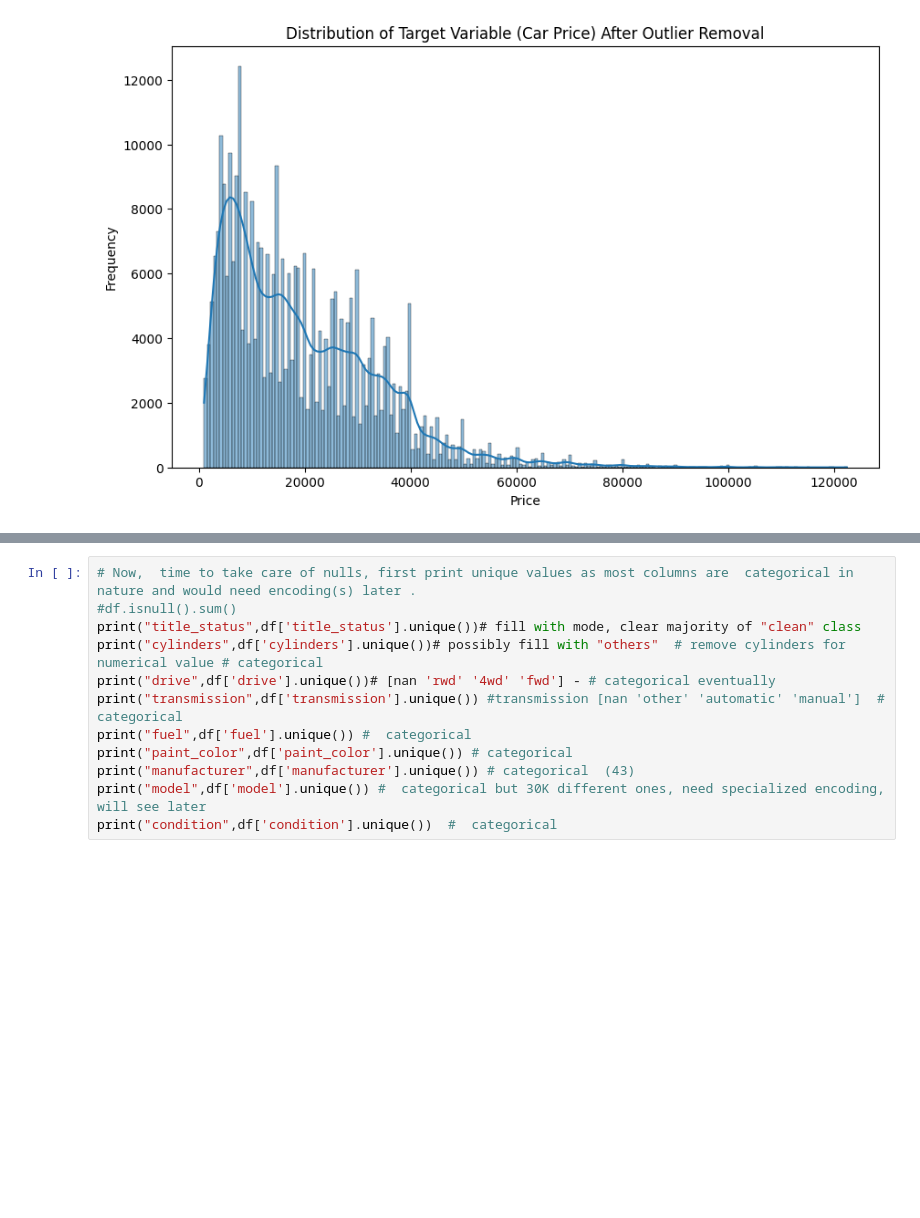
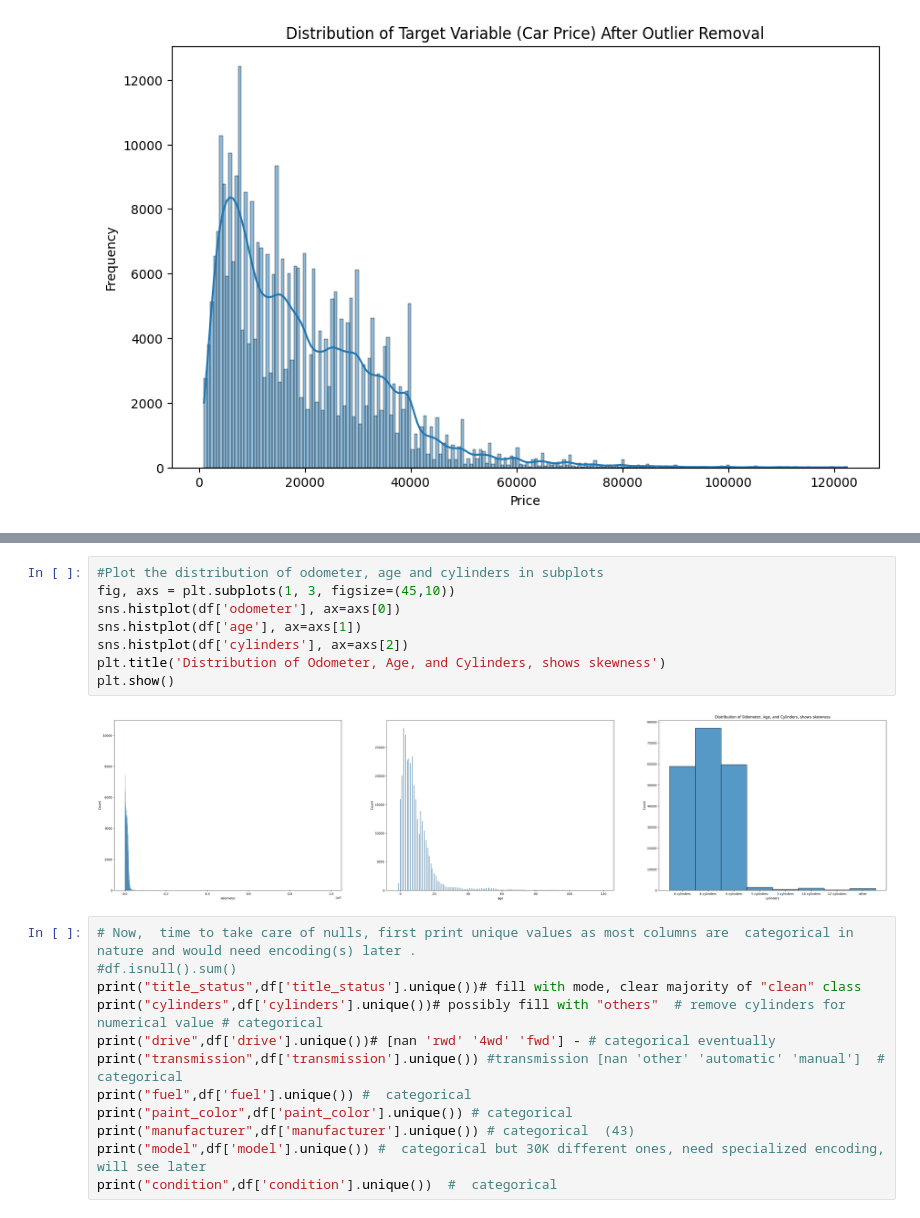
Before and after one commit to Subroy1/MSAI_AllPracticeModules, a Jupyter notebook: Module 11/PracticalAssignement2_used_cars_II.ipynb, the cells around one changed output, grey strips where cells are left out. Cells and saved outputs as stored; diff of their text form; blank space fills up the shorter version.

```diff
--- a/Module 11/PracticalAssignement2_used_cars_II.ipynb
+++ b/Module 11/PracticalAssignement2_used_cars_II.ipynb
@@ -245,3 +267,13 @@ plt.show()
+# %%
+#Plot the distribution of odometer, age and cylinders in subplots
+fig, axs = plt.subplots(1, 3, figsize=(45,10))
+sns.histplot(df['odometer'], ax=axs[0])
+sns.histplot(df['age'], ax=axs[1])
+sns.histplot(df['cylinders'], ax=axs[2])
+plt.title('Distribution of Odometer, Age, and Cylinders, shows skewness')
+plt.show()
+# %% [output]
+[figure, added]
 # %%
 # Now,  time to take care of nulls, first print unique values as most columns are  categorical in nature and would need encoding(s) later .
 #df.isnull().sum()
```
Also changed, not shown: parts of 47 cells of this notebook.
